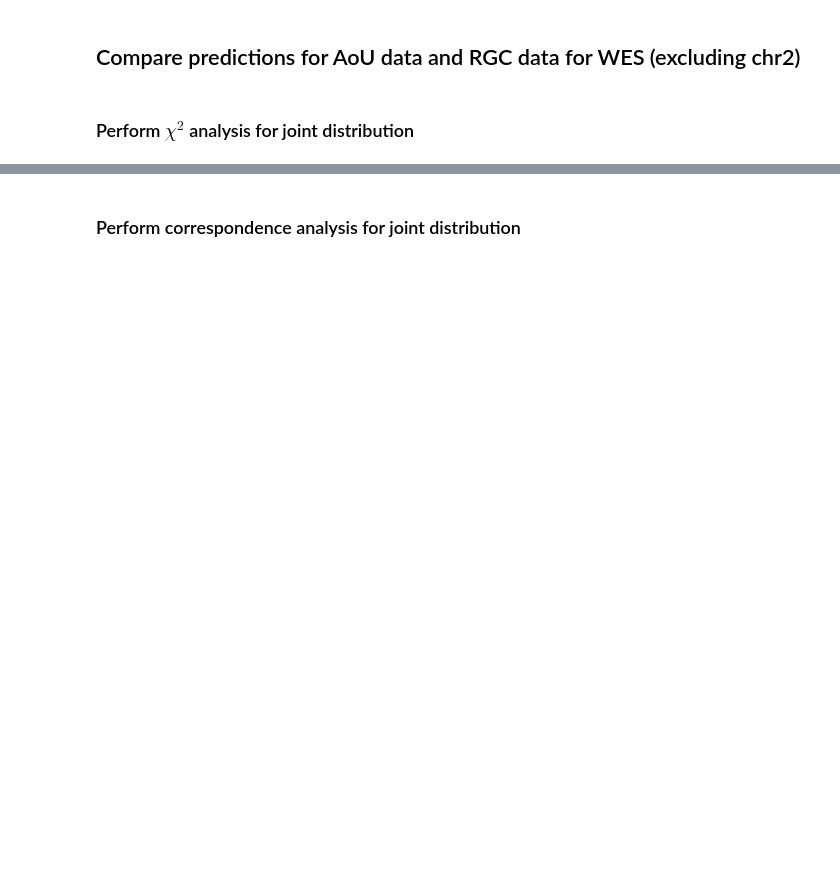
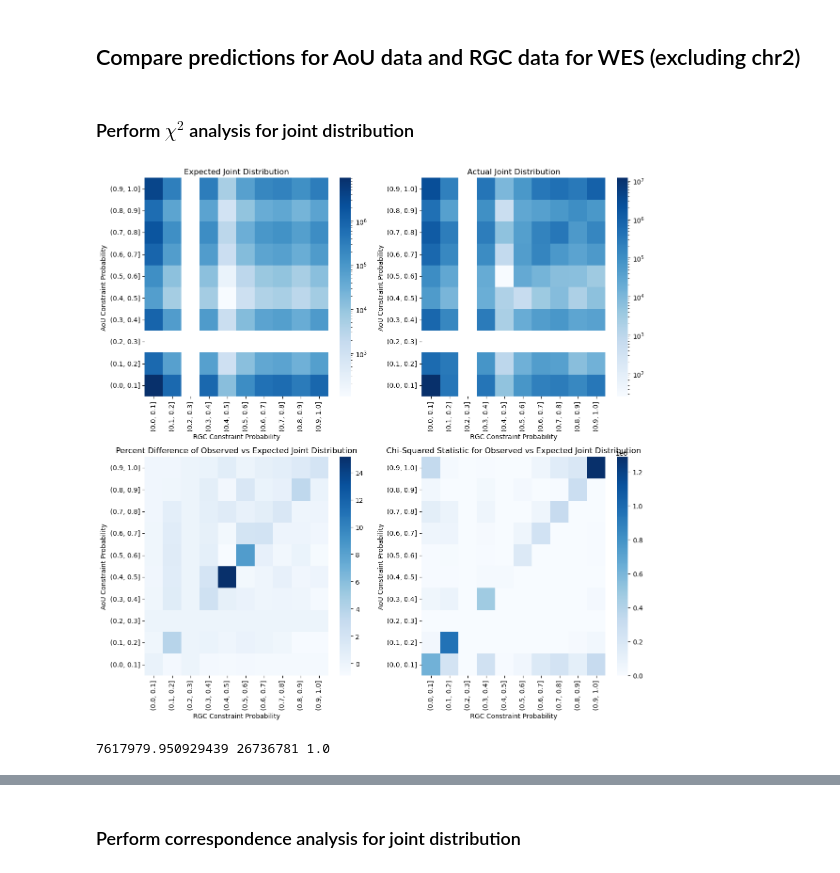
Before and after one commit to healthcare-medicine-ai/wgs-constraint-llm, a Jupyter notebook: RGC + AoU Predictions.ipynb, the cells around one changed output, grey strips where cells are left out. Saved outputs shown, nothing was run; the diff lists cells and outputs as text; code cells hidden in the pictures; blank space fills up the shorter version.

Commit message:
Adding remaining plots from the paper

```diff
--- a/RGC + AoU Predictions.ipynb
+++ b/RGC + AoU Predictions.ipynb
@@ -84,11 +86,11 @@ marginal_rgc = merged_df['prob_0_rgc_bin'].value_counts(normalize=True).sort_ind
 expected_joint = np.outer(marginal_aou, marginal_rgc) * len(merged_df)
 
 # Calculate actual joint distribution
-# actual_joint = merged_df[['prob_0_aou_bin', 'prob_0_rgc_bin']].value_counts(normalize=True).sort_index()
 actual_joint = merged_df[['prob_0_aou_bin', 'prob_0_rgc_bin']].value_counts(normalize=False).sort_index()
-actual_joint = actual_joint.to_numpy().reshape((9, 9))
-actual_joint = np.insert(actual_joint, 2, 0, axis=0)
-actual_joint = np.insert(actual_joint, 2, 0, axis=1)
+actual_joint = np.array([[actual_joint[(aou_bin, rgc_bin)]
+                          if (aou_bin, rgc_bin) in actual_joint else 0
+                          for rgc_bin in marginal_rgc.index]
+                         for aou_bin in marginal_aou.index])
 
 # Calculate percent difference
 percent_diff = (actual_joint - expected_joint) / expected_joint
@@ -107,30 +109,32 @@ axs[0, 0].set_xlabel('RGC Constraint Probability')
 axs[0, 0].set_ylabel('AoU Constraint Probability')
 axs[0, 0].set_title('Expected Joint Distribution')
 axs[0, 0].invert_yaxis()
 
 # Plot actual joint distribution with log scale
 sns.heatmap(actual_joint, cmap='Blues', annot=False, fmt=".3f", cbar=True, xticklabels=marginal_rgc.index, yticklabels=marginal_aou.index, ax=axs[0, 1], norm=LogNorm())
 axs[0, 1].set_xlabel('RGC Constraint Probability')
 axs[0, 1].set_ylabel('AoU Constraint Probability')
 axs[0, 1].set_title('Actual Joint Distribution')
 axs[0, 1].invert_yaxis()
 
 # Plot percent difference
 sns.heatmap(percent_diff, cmap='Blues', annot=False, fmt=".3f", cbar=True, xticklabels=marginal_rgc.index, yticklabels=marginal_aou.index, ax=axs[1, 0])
 axs[1, 0].set_xlabel('RGC Constraint Probability')
 axs[1, 0].set_ylabel('AoU Constraint Probability')
 axs[1, 0].set_title('Percent Difference of Observed vs Expected Joint Distribution')
 axs[1, 0].invert_yaxis()
 
 # Plot chi-squared statistic
 sns.heatmap(chi_sqr, cmap='Blues', annot=False, fmt=".3f", cbar=True, xticklabels=marginal_rgc.index, yticklabels=marginal_aou.index, ax=axs[1, 1])
 axs[1, 1].set_xlabel('RGC Constraint Probability')
 axs[1, 1].set_ylabel('AoU Constraint Probability')
 axs[1, 1].set_title('Chi-Squared Statistic for Observed vs Expected Joint Distribution')
 axs[1, 1].invert_yaxis()
 
 # Adjust layout
 plt.tight_layout()
 
 # Show the plot
 plt.show()
+# %% [output]
+[figure, added]
@@ -143,6 +145,8 @@ n = np.sum(actual_joint)
 dof = n - 2
 p_val = 1 - stats.chi2.cdf(chi_sqr_statistic, dof)
 print(chi_sqr_statistic, n, p_val)
+# %% [output]
+7617979.950929439 26736781 1.0
 # %%
 xticklabels = [f'{i:.1f}' for i in np.arange(0, 1.1, 0.1)]
 yticklabels = [f'{i:.1f}' for i in np.arange(0, 1.1, 0.1)]
```
Also changed, not shown: parts of 7 cells of this notebook, 3 other files.
